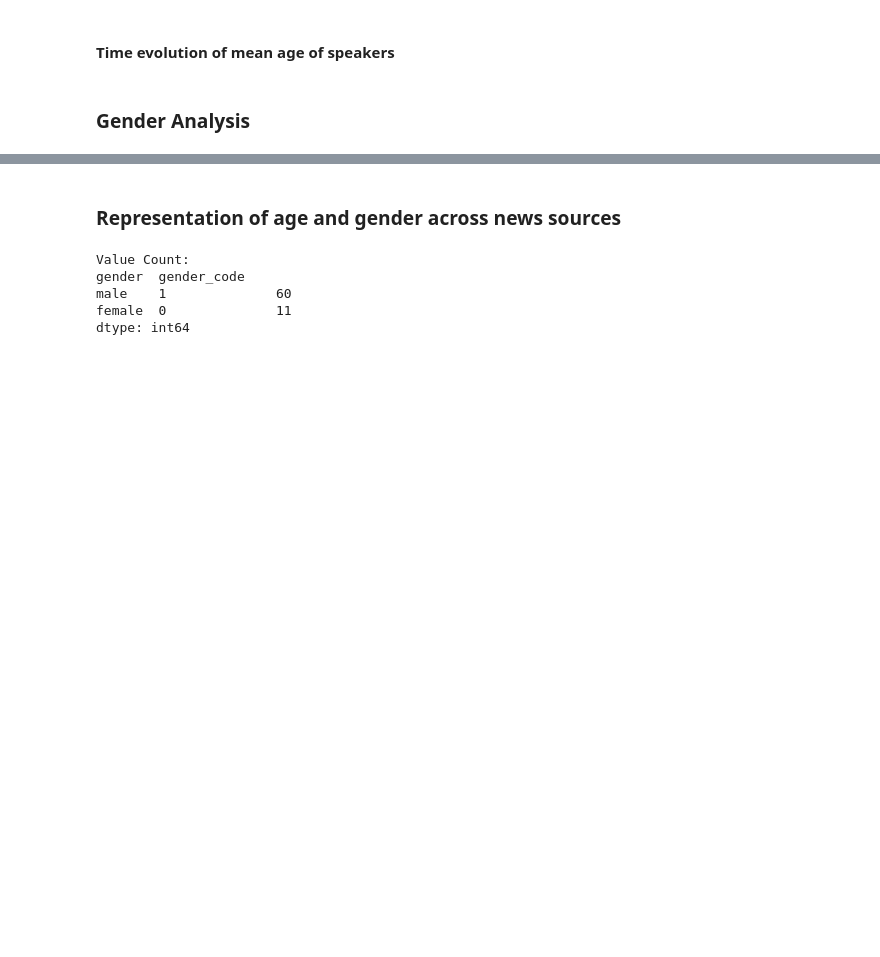
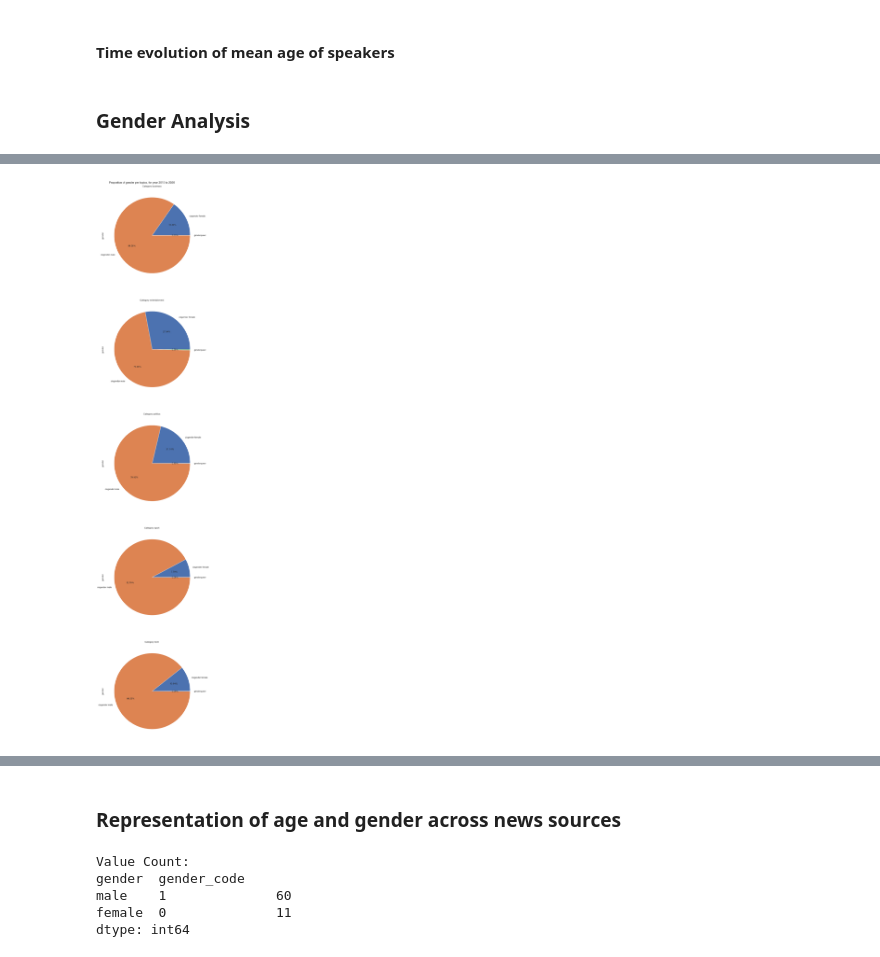
Before and after one commit to epfl-ada/ada-2021-project-adamandeve, a Jupyter notebook: Milestone3.ipynb, the cells around one changed output, grey strips where cells are left out. Cells and saved outputs as stored; diff of their text form; code cells hidden in the pictures; blank space fills up the shorter version.

```diff
--- a/Milestone3.ipynb
+++ b/Milestone3.ipynb
@@ -1578,0 +1600,13 @@ hist_feature_per_topics(df_2020_merge, 'gender')
+# %%
+'''
+Helper function that plots the distribution of gender per topics in a pie plot
+'''
+def plot_pie_meta(data, meta, topics, labels, year):
+    fig, ax = plt.subplots(5, 1, figsize = (12, 16))
+    fig.suptitle(f'Proportion of {meta} per topics, for year {year}')
+    fig.subplots_adjust(bottom=-1.55, right=1, top=0.95)
+    for i in range (5):
+        data_meta = data[data['label']== i].groupby(meta)[meta].value_counts()
+        data_meta.plot(ax = ax[i], kind = 'pie', autopct="%.2f%%", labels = labels)
+        ax[i].title.set_text(f'Category {topics[i]} ')
+    plt.show()
@@ -1578,0 +1631,4 @@ hist_feature_per_topics(df_2020_merge, 'gender')
+# %%
+plot_pie_meta(df_2015_2020_merge, 'gender', topics, CLASS, '2015 to 2020')
+# %% [output]
+[figure, added]
```
Also changed, not shown: parts of 32 cells of this notebook.
